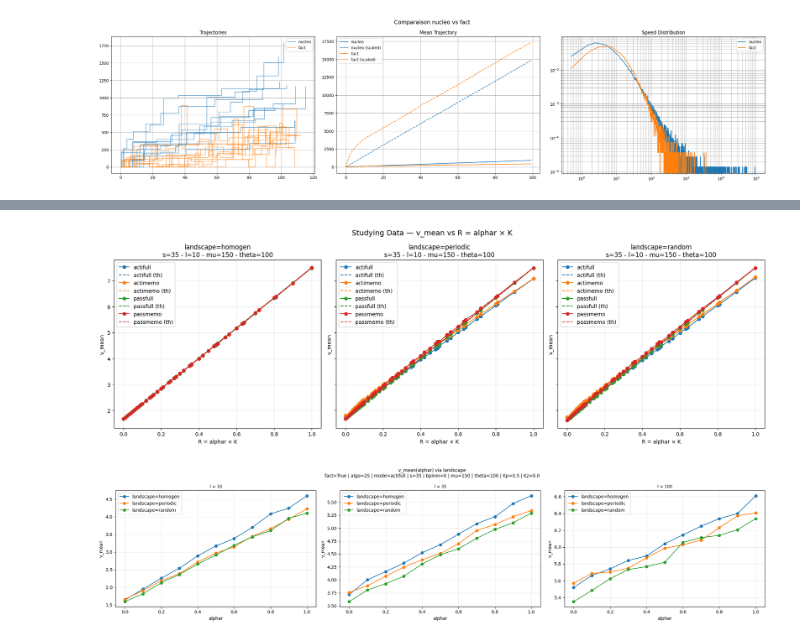
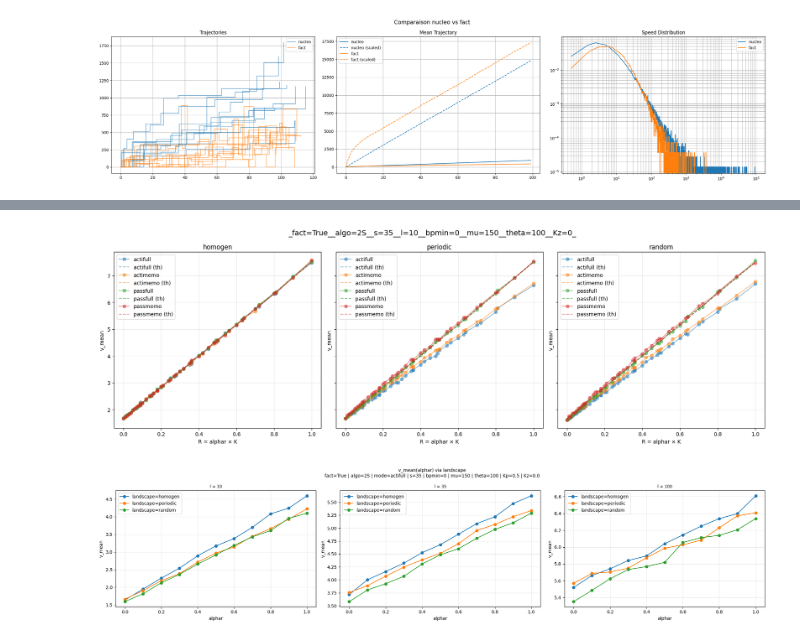
Before and after one commit to npelletbossot/Workspace, a Jupyter notebook: notebooks/work/fact.ipynb, the cells around one changed output, grey strips where cells are left out. Drawn from its saved outputs; the diff is of its cells as text; code cells hidden in the pictures.

```diff
--- a/notebooks/work/fact.ipynb
+++ b/notebooks/work/fact.ipynb
@@ -320,81 +337,50 @@ rrest : [0.16666667]
 # %%
-
-# Parameters Fixed (sans landscape, qui devient l'axe des panels)
-s     = 35
-l     = 10
-bpmin = 0
-mu    = 150
-theta = 100
-
-params_fixed = {
-    "fact"      : True,
-    "algo"      : "2S",
-    "s"         : s,
-    "l"         : l,
-    "bpmin"     : bpmin,
-    "mu"        : mu,
-    "theta"     : theta,
-}
-
-# Parameters Non Fixed
-alphars = params_sim["alphar"]
-modes   = params_sim["mode"]
-lands   = params_sim["landscape"]
-
-def filter_df(df: pl.DataFrame, params: dict) -> pl.DataFrame:
-    """Filtre df sur les clés/valeurs de params, en ignorant les valeurs None."""
-    filters = [pl.col(k) == v for k, v in params.items() if v is not None]
-    return df.filter(pl.all_horizontal(filters)) if filters else df
-
-df_filtered = filter_df(df_all, params_fixed)
-
-# ── Plot ──────────────────────────────────────────────────────────────────────
+# ── Scenarios in function of K and modes ──────────────────────────────────────────────────────────────────────
 n_landscapes = len(lands)
 fig, axes = plt.subplots(ncols=n_landscapes, nrows=1, figsize=(6 * n_landscapes, 6), sharey=True)
 
 if n_landscapes == 1:
     axes = [axes]
 
-plt.suptitle("Studying Data — v_mean vs R = alphar × K", fontsize=14)
+title = ""
+for key, value in params_fixed.items():
+     title += f"_{key}={value}_"
+plt.suptitle(title, fontsize=14)
 
-def make_title(landscape: str, params: dict) -> str:
-    keys = ["s", "l", "mu", "theta"]
-    parts = [f"{k}={params[k]}" for k in keys if k in params]
-    return f"landscape={landscape}\n" + " - ".join(parts)
 
 for ax, landscape in zip(axes, lands):
-    df_land = df_filtered.filter(pl.col("landscape") == landscape)
+    df_land = df_work.filter(pl.col("landscape") == landscape)
 
-    ax.set_title(make_title(landscape, params_fixed))
+    ax.set_title(landscape)
 
     for mode in modes:
             df_solo = (
                 df_land
                 .filter(pl.col("mode") == mode)
                 .group_by("R")
                 .agg([
                     pl.col("v_mean").mean(),
                     pl.col("v_mean_th").mean(),
                 ])
                 .sort("R")
             )
             R      = df_solo["R"].to_numpy()
             v      = df_solo["v_mean"].to_numpy()
             v_th   = df_solo["v_mean_th"].to_numpy()
 
-            line, = ax.plot(R, v,    label=mode, marker="o")
+            line, = ax.plot(R, v,    label=mode, marker="o", alpha=0.5)
             ax.plot(        R, v_th, label=f"{mode} (th)",
-                    linestyle="--", color=line.get_color(), marker="")
+                    linestyle="--", color=line.get_color(), marker="", alpha=0.5)
 
     ax.set_xlabel("R = alphar × K")
     ax.set_ylabel("v_mean")
     ax.grid(True, which="both", alpha=0.30)
     ax.legend()
 
 plt.tight_layout()
 plt.show()
 # %% [output]
-[figure, old version]
+[figure, new version]
 # %%
 # --- Colonne R + filtres ---
 df_work = (
```
Also changed, not shown: parts of 11 cells of this notebook, 2 other files.
